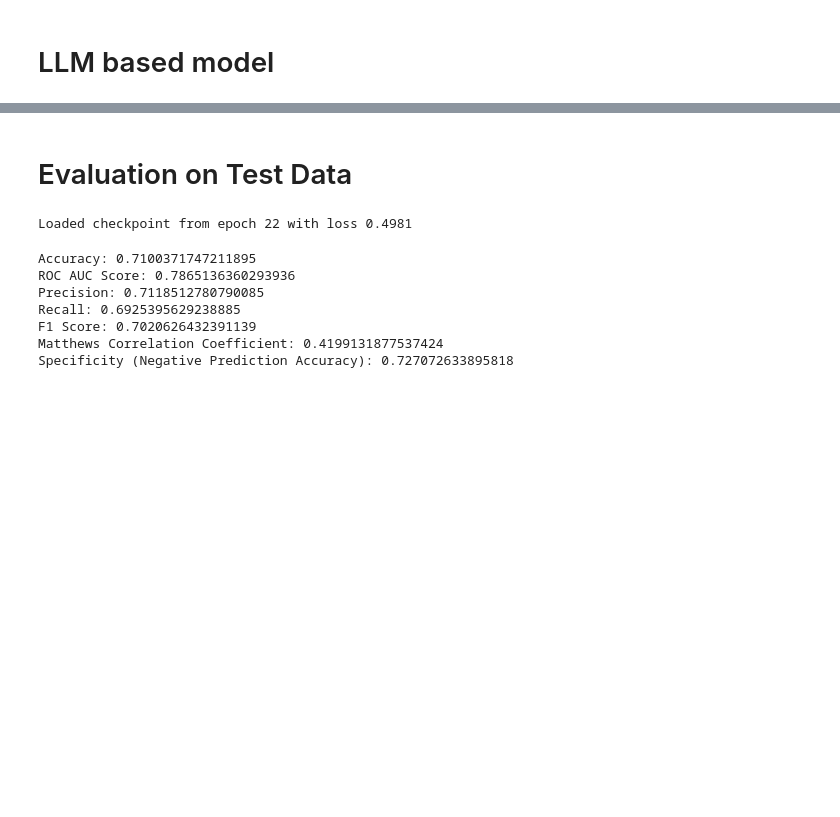
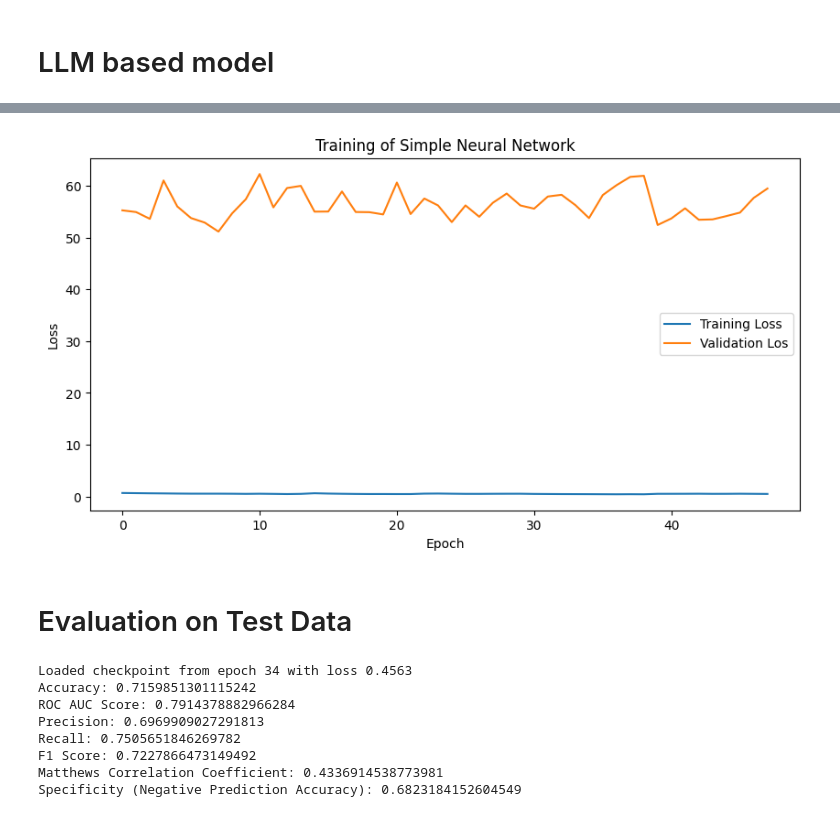
Before and after one commit to ronnichang/herg, a Jupyter notebook: herg_llm_karim.ipynb, the cells around one changed output, grey strips where cells are left out. Saved outputs shown, nothing was run; the diff lists cells and outputs as text; code cells hidden in the pictures; blank space fills up the shorter version.

```diff
--- a/herg_llm_karim.ipynb
+++ b/herg_llm_karim.ipynb
@@ -15,8 +12,10 @@ The autoreload extension is already loaded. To reload it, use:
 # %% [markdown]
 # Get data
 # %%
-from get_data import get_data
-data_split = get_data()
+from tdc.single_pred import Tox
+karim_data = Tox(name='hERG_Karim')
+data_split = karim_data.get_split(method='scaffold', seed=42)
+print(f"There are {data_split['train']} training samples, {data_split['valid']} validation samples, and {data_split['test']} test samples.")
 # %% [output]
 Found local copy...
 Loading...
@@ -119,29 +127,38 @@ def train_epoch(model, data_loader, optimizer, device, criterion):
 # %%
 from evaluate import eval
 
-def eval_model(model, data_loader, device, verbose=False):
+def eval_model(model, data_loader, device, criterion, verbose=False):
     model.eval()
     predictions = []
     real_values = []
+    total_loss = 0
     with torch.no_grad():
         for inputs, labels in data_loader:
             inputs = {key: val.to(device) for key, val in inputs.items()}
             outputs = model(**inputs)
+            loss = criterion(outputs.logits, labels.to(device).unsqueeze(1))
+            total_loss += loss.item()
             preds = torch.sigmoid(outputs.logits)
             predictions.extend(preds.flatten().tolist())
             real_values.extend(labels.tolist())
 
-    return eval(real_values, predictions, verbose=verbose)
+    return {
+        'loss': total_loss,
+        'metrics': eval(real_values, predictions, verbose=verbose),
+    }
 # %%
 # Train the model
 checkpoint_dir = './src/checkpoints'
 os.makedirs(checkpoint_dir, exist_ok=True)
-epoch_start = 0
 num_epochs = 100
+total_train_losses = []
+total_valid_losses = []
 for epoch in range(num_epochs):
     train_loss = train_epoch(model, train_loader, optimizer, device, criterion)
-    valid_auc = eval_model(model, valid_loader, device)
-    print(f'Epoch {epoch}, Train Loss: {train_loss:.4f}, Validation AUC: {valid_auc:.4f}')
+    valid_result = eval_model(model, valid_loader, device, criterion)
+    total_train_losses.append(train_loss)
+    total_valid_losses.append(valid_result['loss'])
+    print(f"Epoch {epoch}, Train Loss: {train_loss:.4f}, Validation Loss: {valid_result['loss']:.4f}")
 
     # Save the checkpoint every two epochs
     if epoch % 2 == 0:
@@ -173,4 +190,22 @@ Epoch 53, Train Loss: 0.6706, Validation AUC: 0.5153
 KeyboardInterrupt:
+# %%
+import matplotlib.pyplot as plt
+
+# Converting tensors to lists of scalars
+visual_train_losses = [x for x in total_train_losses]
+visual_valid_losses = [x for x in total_valid_losses]
+
+# Plotting the values
+plt.figure(figsize=(10, 5))
+plt.plot(visual_train_losses, label='Training Loss')
+plt.plot(visual_valid_losses, label='Validation Los')
+plt.title('Training of Simple Neural Network')
+plt.xlabel('Epoch')
+plt.ylabel('Loss')
+plt.legend()
+plt.show()
+# %% [output]
+[figure, added]
 # %% [markdown]
 # Evaluation on Test Data
 # %%
@@ -183,23 +218,24 @@ def load_checkpoint(model, optimizer, checkpoint_path):
     print(f'Loaded checkpoint from epoch {epoch} with loss {loss:.4f}')
     return model, optimizer, epoch, loss
 
+
 # select the best model:
-epoch_n = 22
+epoch_n = 34
 checkpoint_path = f'./src/checkpoints/checkpoint_epoch_{epoch_n}.pt'
+
 model, optimizer, start_epoch, train_loss = load_checkpoint(model, optimizer, checkpoint_path)
+
+test_smiles = data_split['test']['Drug'].tolist()
+test_labels = data_split['test']['Y'].tolist()
+test_dataset = SMILESDataset(test_smiles, test_labels, tokenizer)
+test_loader = DataLoader(test_dataset, batch_size=16, shuffle=False)
+test_performance = eval_model(model, test_loader, device, criterion, verbose=True)
 # %% [output]
-Loaded checkpoint from epoch 22 with loss 0.4981
+Loaded checkpoint from epoch 34 with loss 0.4563
+Accuracy: 0.7159851301115242
+ROC AUC Score: 0.7914378882966284
+Precision: 0.6969909027291813
+Recall: 0.7505651846269782
+F1 Score: 0.7227866473149492
+Matthews Correlation Coefficient: 0.4336914538773981
+Specificity (Negative Prediction Accuracy): 0.6823184152604549
-# %%
-test_smiles = data_split['test']['Drug'].tolist()
-test_labels = data_split['test']['Y'].tolist()
-test_dataset = SMILESDataset(test_smiles, test_labels, tokenizer)
-test_loader = DataLoader(test_dataset, batch_size=16, shuffle=False)
-test_performance = eval_model(model, test_loader, device, verbose=True)
-# %% [output]
-Accuracy: 0.7100371747211895
-ROC AUC Score: 0.7865136360293936
-Precision: 0.7118512780790085
-Recall: 0.6925395629238885
-F1 Score: 0.7020626432391139
-Matthews Correlation Coefficient: 0.4199131877537424
-Specificity (Negative Prediction Accuracy): 0.727072633895818
```
Also changed, not shown: parts of 4 cells of this notebook, 2 other files.
